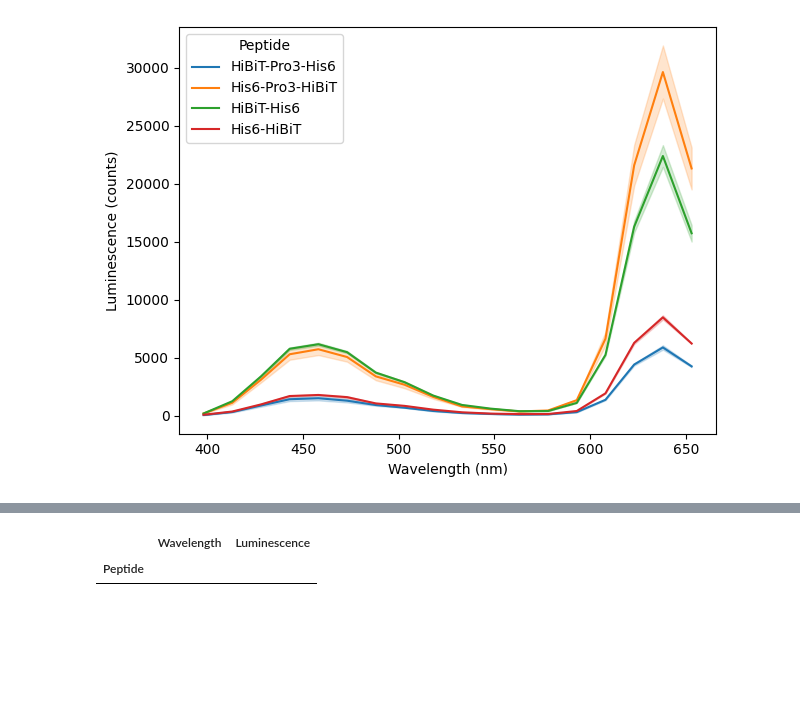
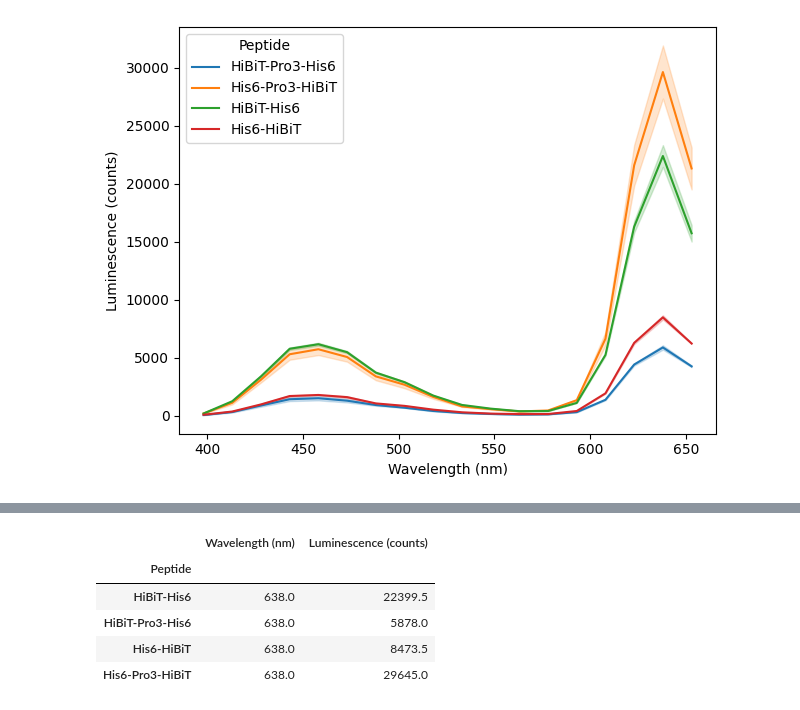
Before and after one commit to c-bun/NanoBiT-BRET, a Jupyter notebook: BRET efficiencies/QD BRET efficiency calculation.ipynb, the cells around one changed output, grey strips where cells are left out. Saved outputs shown, nothing was run; the diff lists cells and outputs as text; code cells hidden in the pictures; blank space fills up the shorter version.

```diff
--- a/BRET efficiencies/QD BRET efficiency calculation.ipynb
+++ b/BRET efficiencies/QD BRET efficiency calculation.ipynb
@@ -11,5 +14,5 @@ Drive already mounted at /content/gdrive; to attempt to forcibly remount, call d
 # %%
-file_path = '/content/gdrive/MyDrive/Rathbun lab GDrive/Prof Rathbun/BRET efficiencies/QD BRET spectra.xlsx'
+file_path = '/content/NanoBiT-BRET/BRET efficiencies/QD BRET spectra.xlsx'
 df = pd.read_excel(file_path)
 df = df.melt(id_vars=['Peptide', 'Wavelength'], var_name='Trial', value_name='Luminescence')
 # %%
@@ -146,5 +184,9 @@ brets_mean
 # %%
-df[df['Wavelength']==590].groupby('Peptide').mean(numeric_only=True)
+df[df['Wavelength (nm)']==638].groupby('Peptide').mean(numeric_only=True)
 # %% [output]
-|  | Wavelength | Luminescence |
+|  | Wavelength (nm) | Luminescence (counts) |
 | Peptide |  |  |
+| HiBiT-His6 | 638.0 | 22399.5 |
+| HiBiT-Pro3-His6 | 638.0 | 5878.0 |
+| His6-HiBiT | 638.0 | 8473.5 |
+| His6-Pro3-HiBiT | 638.0 | 29645.0 |
```
Also changed, not shown: parts of 6 cells of this notebook.
